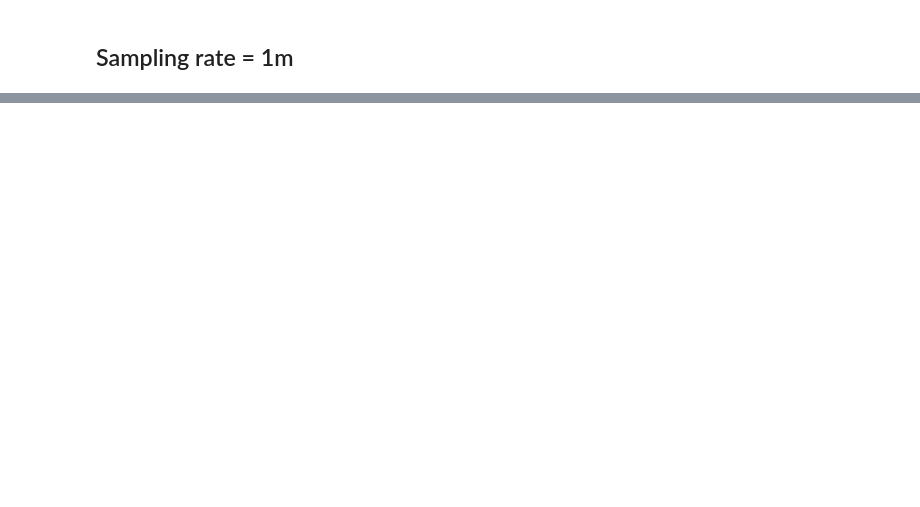
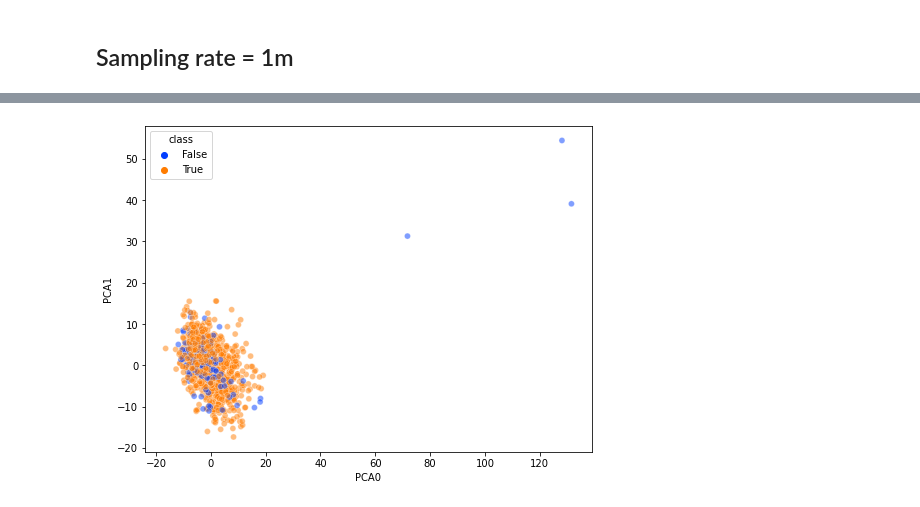
Before and after one commit to chhsiao93/research, a Jupyter notebook: CPT/CPT_profile.ipynb, the cells around one changed output, grey strips where cells are left out. Cells and saved outputs as stored; diff of their text form; code cells hidden in the pictures; blank space fills up the shorter version.

```diff
--- a/CPT/CPT_profile.ipynb
+++ b/CPT/CPT_profile.ipynb
@@ -282,12 +360,0 @@ plt.show()
-# %%
-n_components=10
-pipeline = Pipeline([('scaling', StandardScaler()), ('pca', PCA(n_components=n_components))])
-# drop nan rows
-pipeline.fit(df_Ic.dropna())
-
-pca_number = [f'PCA{num}' for num in range(n_components)]
-df_pca = pd.DataFrame(pipeline['pca'].components_, columns=df_Ic.columns)
-df_pca.index = pca_number
-df_pca.style\
-    .background_gradient(cmap='bwr_r',vmin=-1, vmax=1, axis=None)\
-    .format("{:.2}")
@@ -469,25 +360,0 @@ plt.show()
-# %%
-n_components=10
-pipeline = Pipeline([('scaling', StandardScaler()), ('pca', PCA(n_components=n_components))])
-# drop nan rows
-pipeline.fit(df_Ic.dropna())
-
-pca_number = [f'PCA{num}' for num in range(n_components)]
-df_pca = pd.DataFrame(pipeline['pca'].components_, columns=df_Ic.columns)
-df_pca.index = pca_number
-df_pca.style\
-    .background_gradient(cmap='bwr_r',vmin=-1, vmax=1, axis=None)\
-    .format("{:.2}")
-fig, ax1 = plt.subplots()
-
-ax2 = ax1.twinx()
-
-ax1.bar(x=np.arange(n_components),
-        height=pipeline['pca'].explained_variance_ratio_,
-        tick_label=pca_number)
-ax1.set_ylabel('Explained Variance Ratio')
-
-ax2.plot(np.arange(n_components), np.cumsum(pipeline['pca'].explained_variance_ratio_), 'ko-')
-ax2.set_ylabel('Cumulative variance ratio')
-ax2.set_ylim(0,1)
-plt.show()
@@ -497,0 +361,4 @@ plt.show()
+# %%
+pca_df = pd.DataFrame(data=pipeline.transform(binned_data.iloc[:,:-1]),columns=['PCA'+str(x) for x in range(n_components)])
+pca_df['class'] = binned_data['class'].values!=3
+pca_df.head()
@@ -497,0 +372,6 @@ plt.show()
+# %%
+fig = sns.scatterplot(data=pca_df, x="PCA0", y="PCA1", hue='class',palette="bright", alpha=0.5)
+fig.figure.set_size_inches(8,6)
+#plt.savefig('PCA4.png')
+# %% [output]
+[figure, added]
```
Also changed, not shown: parts of 34 cells of this notebook, 1 other file.
